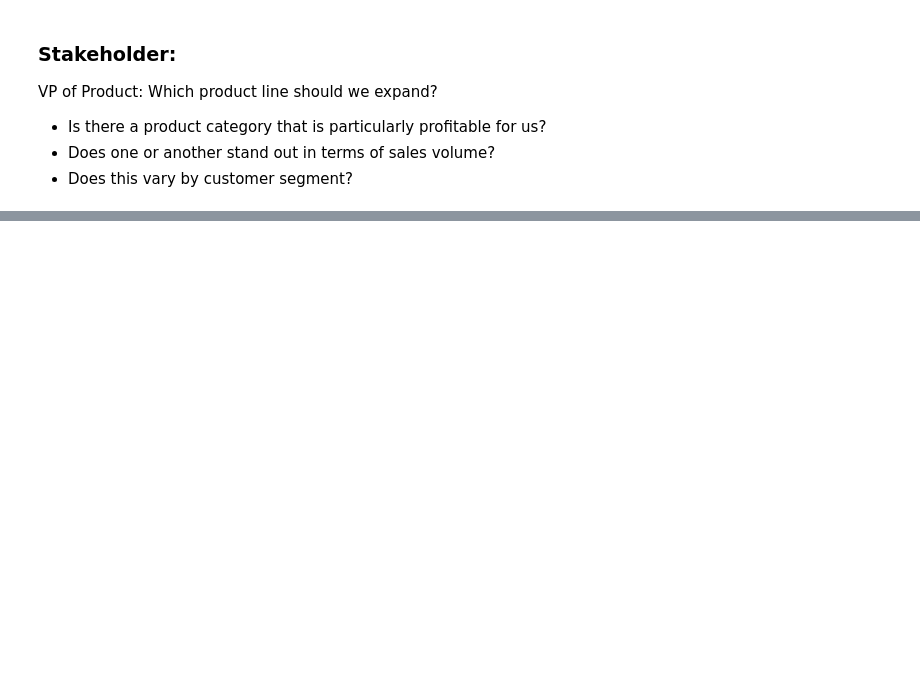
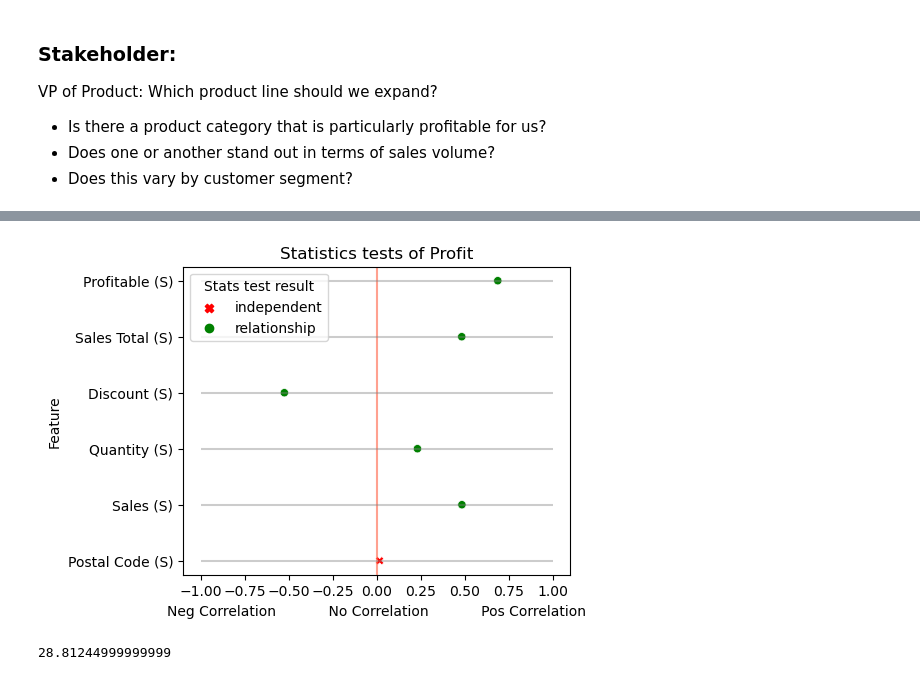
Before and after one commit to JoshuaHolt-Tech/time-series-project, a Jupyter notebook: time_series_project.ipynb, the cells around one changed output, grey strips where cells are left out. Cells and saved outputs as stored; diff of their text form; code cells hidden in the pictures; blank space fills up the shorter version.

```diff
--- a/time_series_project.ipynb
+++ b/time_series_project.ipynb
@@ -102,0 +307,8 @@ df.Profitable.sum
+# %%
+correlation_test(df, target_col)
+# %% [output]
+[figure, added]
+# %%
+train.Profit.quantile(q=.75)
+# %% [output]
+28.81244999999999
```
Also changed, not shown: parts of 21 cells of this notebook, 1 other file.
